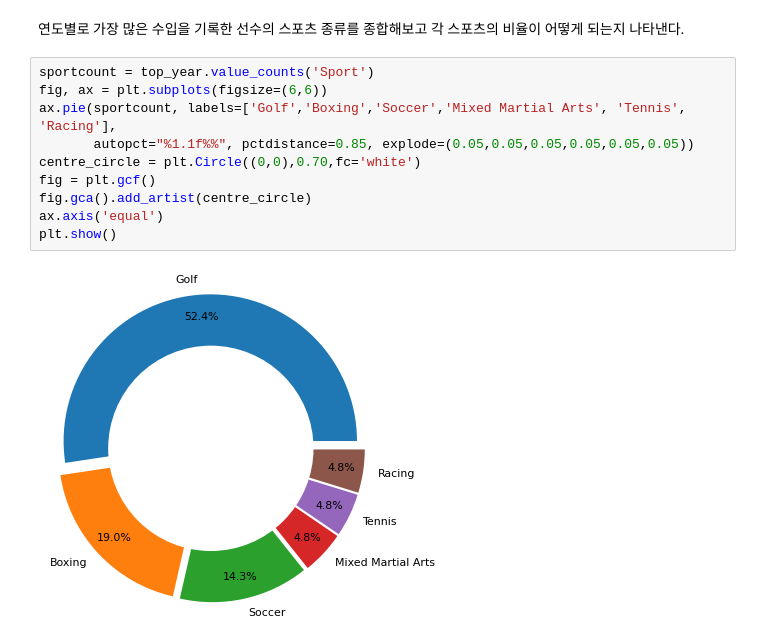
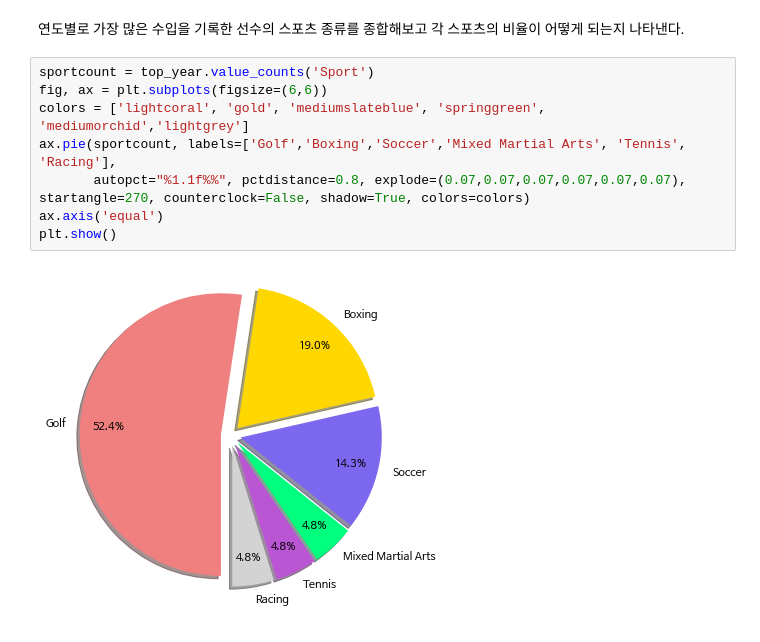
Before and after one commit to gjsin1105/DAP__, a Jupyter notebook: FinalProject.ipynb, the cells around one changed output. Saved outputs shown, nothing was run; the diff lists cells and outputs as text.

```diff
--- a/FinalProject.ipynb
+++ b/FinalProject.ipynb
@@ -245,12 +235,10 @@ plt.show()
 # %%
 sportcount = top_year.value_counts('Sport')
 fig, ax = plt.subplots(figsize=(6,6))
+colors = ['lightcoral', 'gold', 'mediumslateblue', 'springgreen', 'mediumorchid','lightgrey']
 ax.pie(sportcount, labels=['Golf','Boxing','Soccer','Mixed Martial Arts', 'Tennis', 'Racing'],
-       autopct="%1.1f%%", pctdistance=0.85, explode=(0.05,0.05,0.05,0.05,0.05,0.05))
-centre_circle = plt.Circle((0,0),0.70,fc='white')
-fig = plt.gcf()
-fig.gca().add_artist(centre_circle)
+       autopct="%1.1f%%", pctdistance=0.8, explode=(0.07,0.07,0.07,0.07,0.07,0.07), startangle=270, counterclock=False, shadow=True, colors=colors)
 ax.axis('equal')
 plt.show()
 # %% [output]
-[figure, old version]
+[figure, new version]
```
Also changed, not shown: parts of 4 cells of this notebook.
